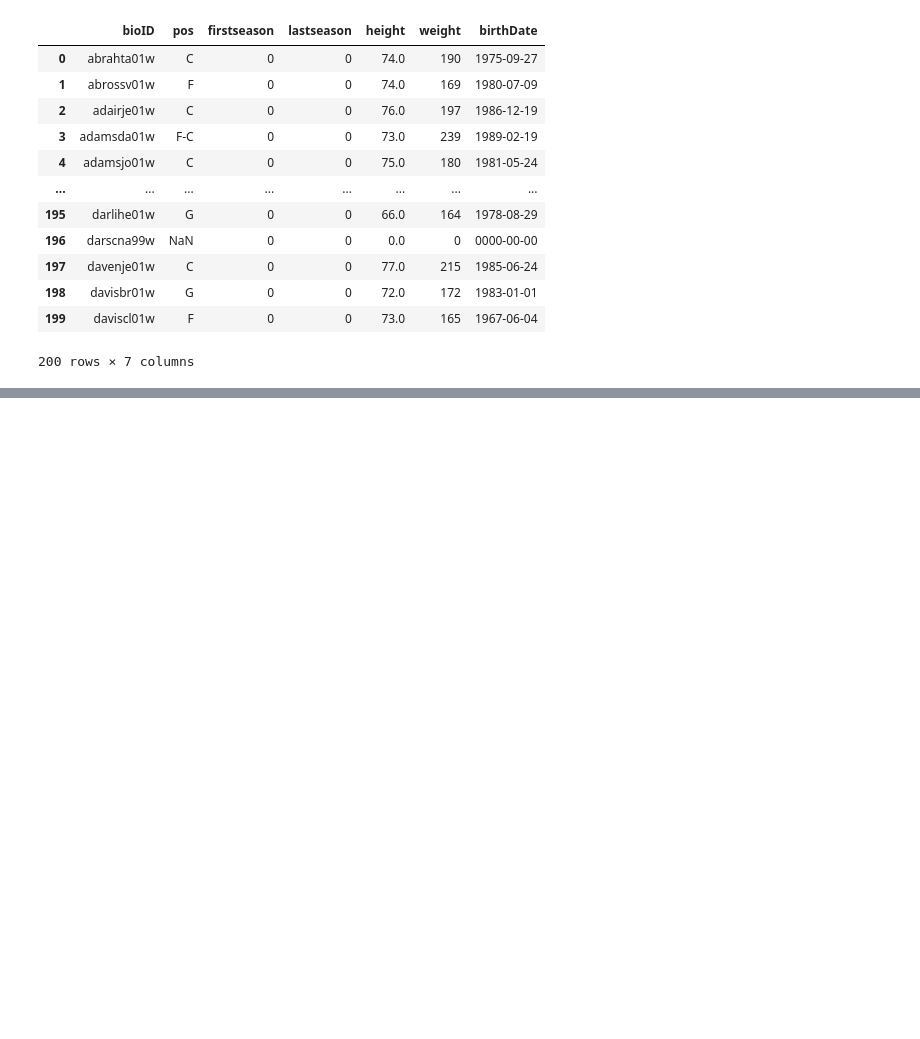
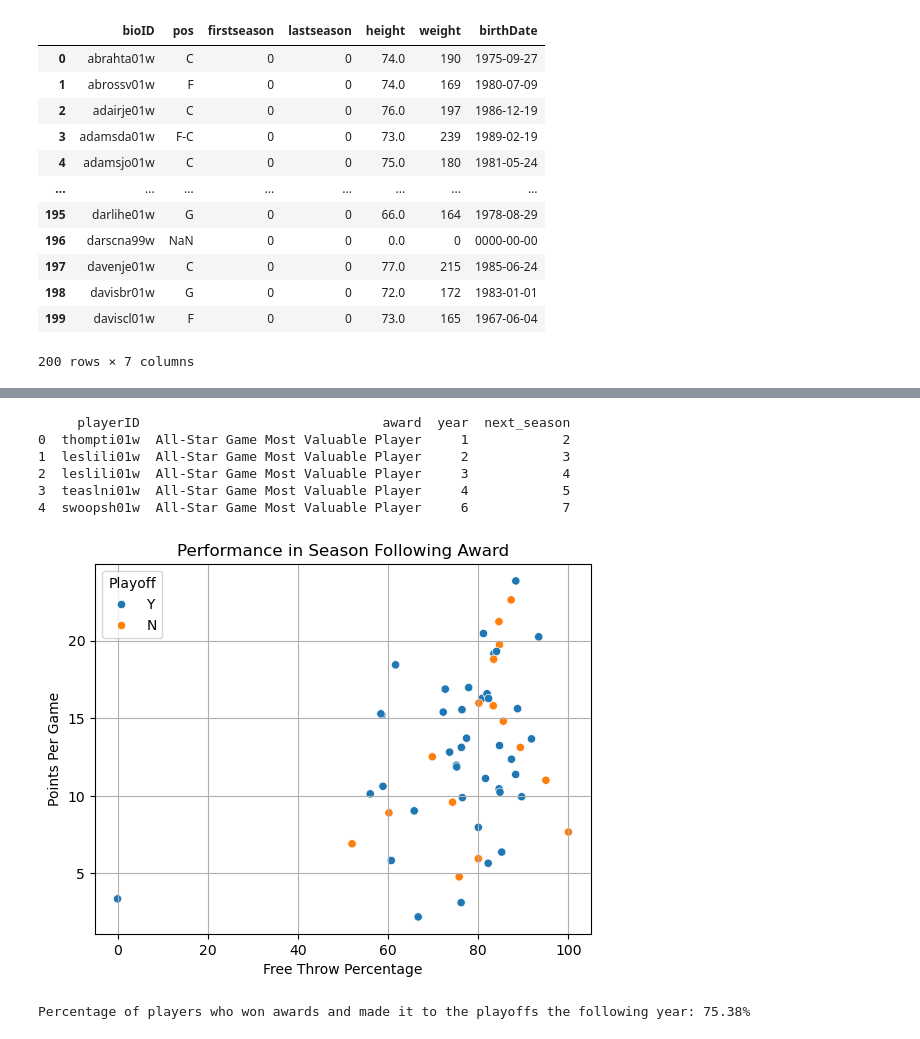
Before and after one commit to P1ntas/Machine-Learning, a Jupyter notebook: jb/processed_data.ipynb, the cells around one changed output, grey strips where cells are left out. Saved outputs shown, nothing was run; the diff lists cells and outputs as text; code cells hidden in the pictures; blank space fills up the shorter version.

```diff
--- a/jb/processed_data.ipynb
+++ b/jb/processed_data.ipynb
@@ -162,0 +193,34 @@ players.head(200)
+# %%
+# First, create a new column in 'awards_players' for the next season
+awards_players['next_season'] = awards_players['year'] + 1
+
+print(awards_players.head())
+
+# Merge player_teams with awards_players on playerID and the next season
+merged_df = player_teams.merge(awards_players[['playerID', 'award', 'next_season']], left_on=['playerID', 'year'], right_on=['playerID', 'next_season'])
+
+# 2. Remove Outliers
+filtered_df = merged_df[merged_df['height'] > 20]
+
+# 3. Plot the scatter plot
+sns.scatterplot(data=filtered_df, x='ft%', y='ppg', hue='playoff')
+plt.title('Performance in Season Following Award')
+plt.xlabel('Free Throw Percentage')
+plt.ylabel('Points Per Game')
+plt.grid(True)
+plt.legend(title='Playoff')
+plt.show()
+
+#print the percentage of players who won awards and made it to the playoffs the following year
+print('Percentage of players who won awards and made it to the playoffs the following year: {}%'.format(
+    round(len(filtered_df[filtered_df['playoff'] == 'Y']) / len(filtered_df) * 100, 2)
+))
+# %% [output]
+     playerID                               award  year  next_season
+0  thompti01w  All-Star Game Most Valuable Player     1            2
+1  leslili01w  All-Star Game Most Valuable Player     2            3
+2  leslili01w  All-Star Game Most Valuable Player     3            4
+3  teaslni01w  All-Star Game Most Valuable Player     4            5
+4  swoopsh01w  All-Star Game Most Valuable Player     6            7
+[figure, added]
+Percentage of players who won awards and made it to the playoffs the following year: 75.38%
```
Also changed, not shown: parts of 6 cells of this notebook.
